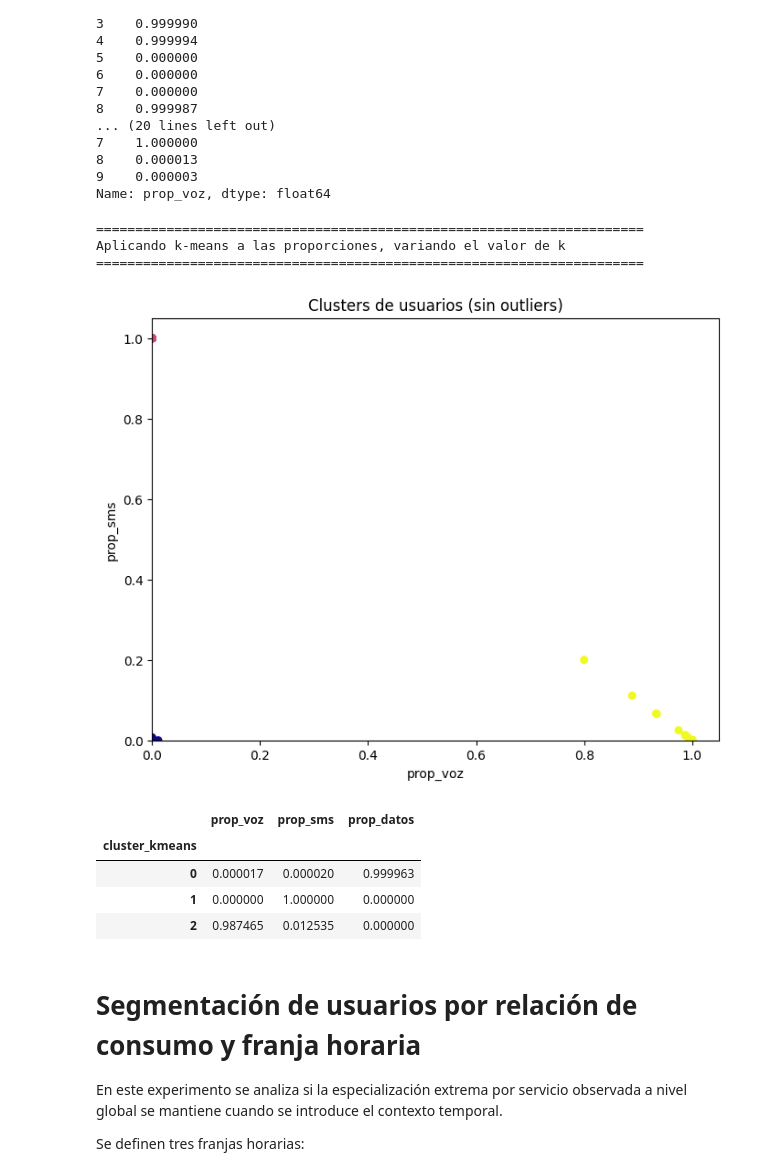
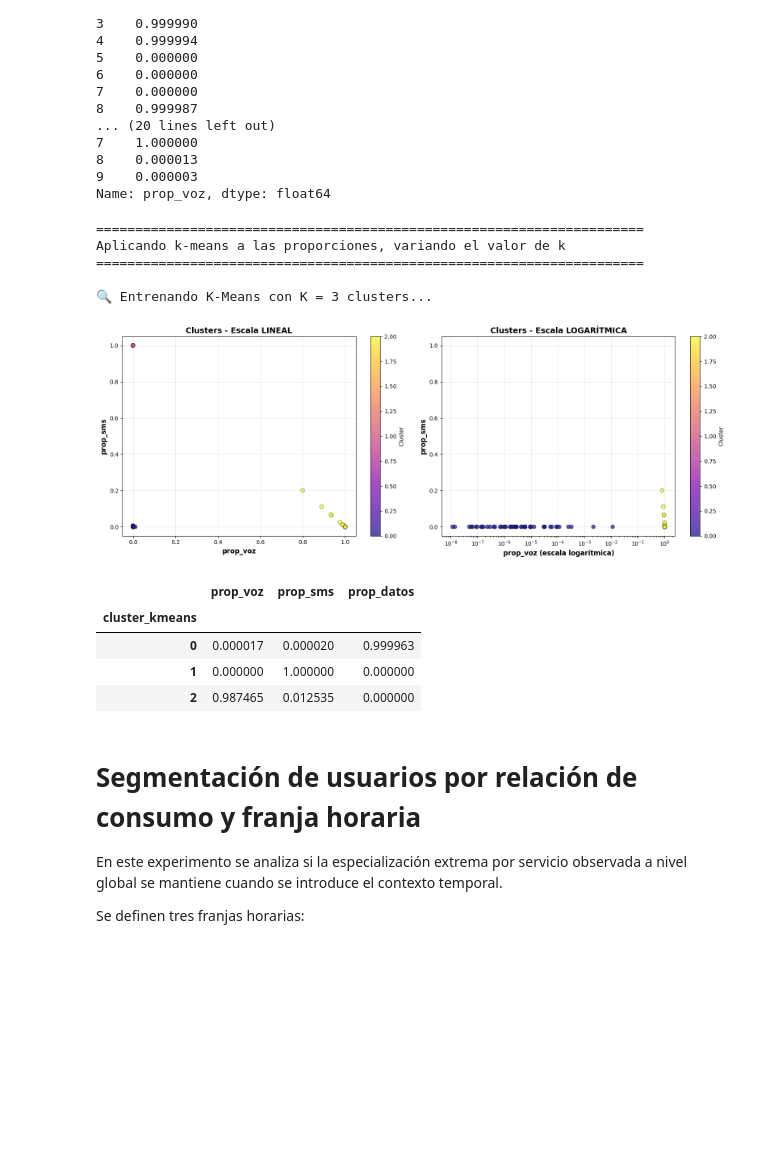
Before and after one commit to Javi111003/ML-FinalProject, a Jupyter notebook: clustering/miguel_experiments.ipynb, the cells around one changed output. Drawn from its saved outputs; the diff is of its cells as text; code cells hidden in the pictures; blank space fills up the shorter version.

```diff
--- a/clustering/miguel_experiments.ipynb
+++ b/clustering/miguel_experiments.ipynb
@@ -281,17 +925,19 @@ Name: prop_voz, dtype: float64
 # %%
 print("=" * 70)
 print("Aplicando k-means a las proporciones, variando el valor de k")
 print("=" * 70)
 
 features = ['prop_voz', 'prop_sms', 'prop_datos']
-results = run_kmeans(usuarios, features)
+results = run_kmeans(usuarios, 3, features)
 
 results.groupby("cluster_kmeans")[features].mean()
 # %% [output]
 ======================================================================
 Aplicando k-means a las proporciones, variando el valor de k
 ======================================================================
+
+🔍 Entrenando K-Means con K = 3 clusters...
-[figure, old version]
+[figure, new version]
 |  | prop_voz | prop_sms | prop_datos |
 | cluster_kmeans |  |  |  |
 | 0 | 0.000017 | 0.000020 | 0.999963 |
```
Also changed, not shown: parts of 6 cells of this notebook, 3 other files.
